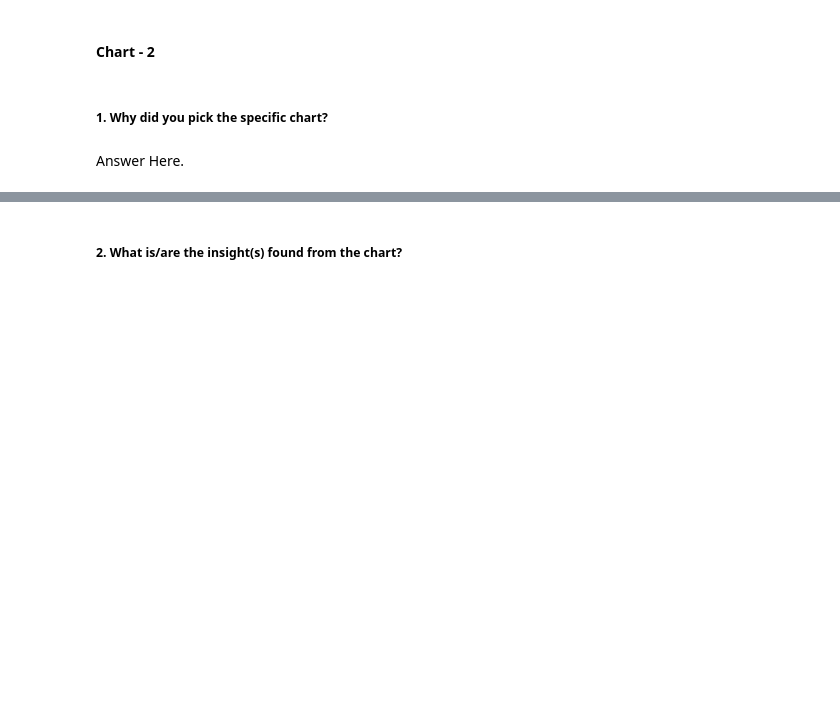
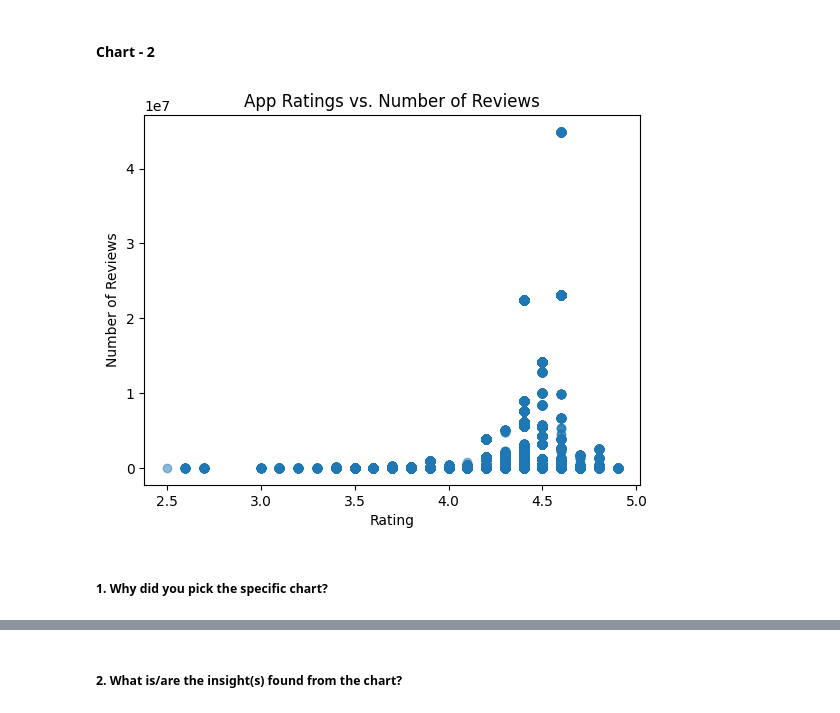
Before and after one commit to Mostaqul143/Playstore-App-Review-Analysis, a Jupyter notebook: EDA Submission Template.ipynb, the cells around one changed output, grey strips where cells are left out. Saved outputs shown, nothing was run; the diff lists cells and outputs as text; code cells hidden in the pictures; blank space fills up the shorter version.

Commit message:
Fourth Commit On Playstore_App_Review_Analysis

```diff
--- a/EDA Submission Template.ipynb
+++ b/EDA Submission Template.ipynb
@@ -382,4 +415,12 @@ Answer Here
+# %%
+# Relationship between App Rating And Number Of Reviews
+
+plt.scatter(df['Rating'], df['Reviews'], alpha=0.5)
+plt.title('App Ratings vs. Number of Reviews')
+plt.xlabel('Rating')
+plt.ylabel('Number of Reviews')
+plt.show()
+# %% [output]
+[figure, added]
 # %% [markdown]
 ##### 1. Why did you pick the specific chart?
-# %% [markdown]
-Answer Here.
```
Also changed, not shown: parts of 119 cells of this notebook.
